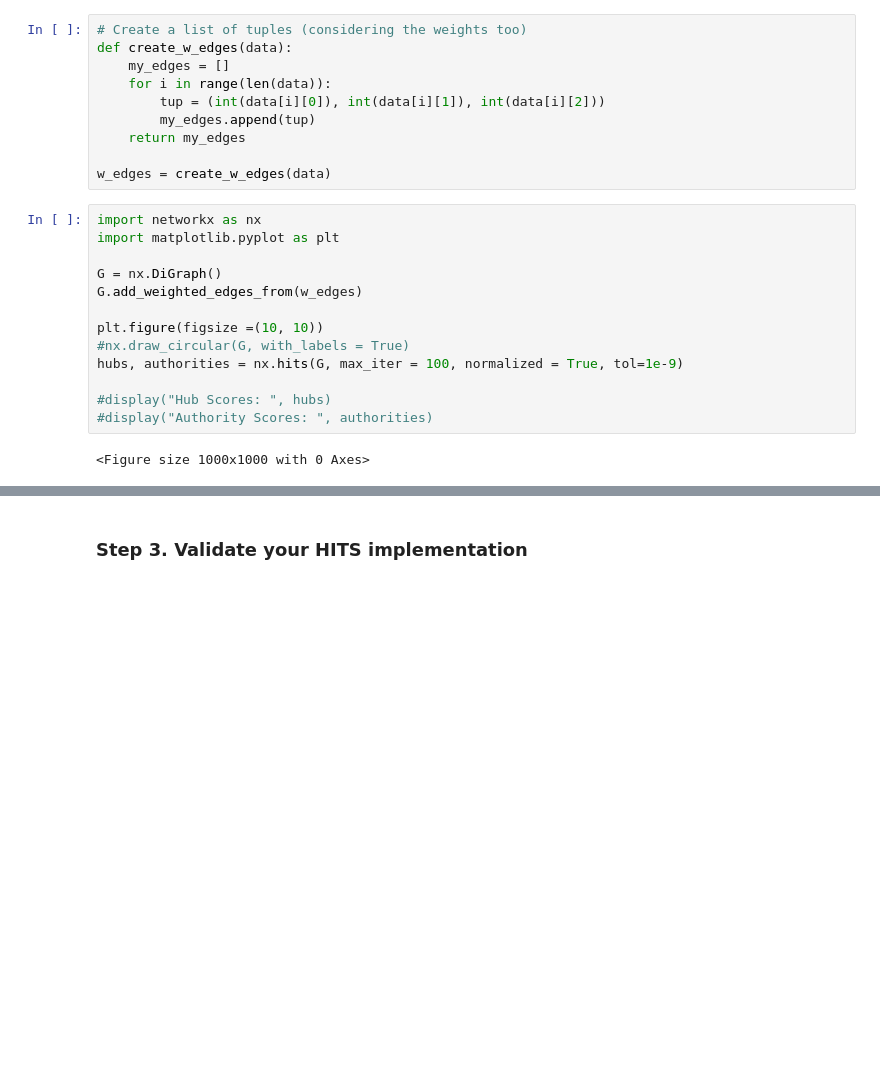
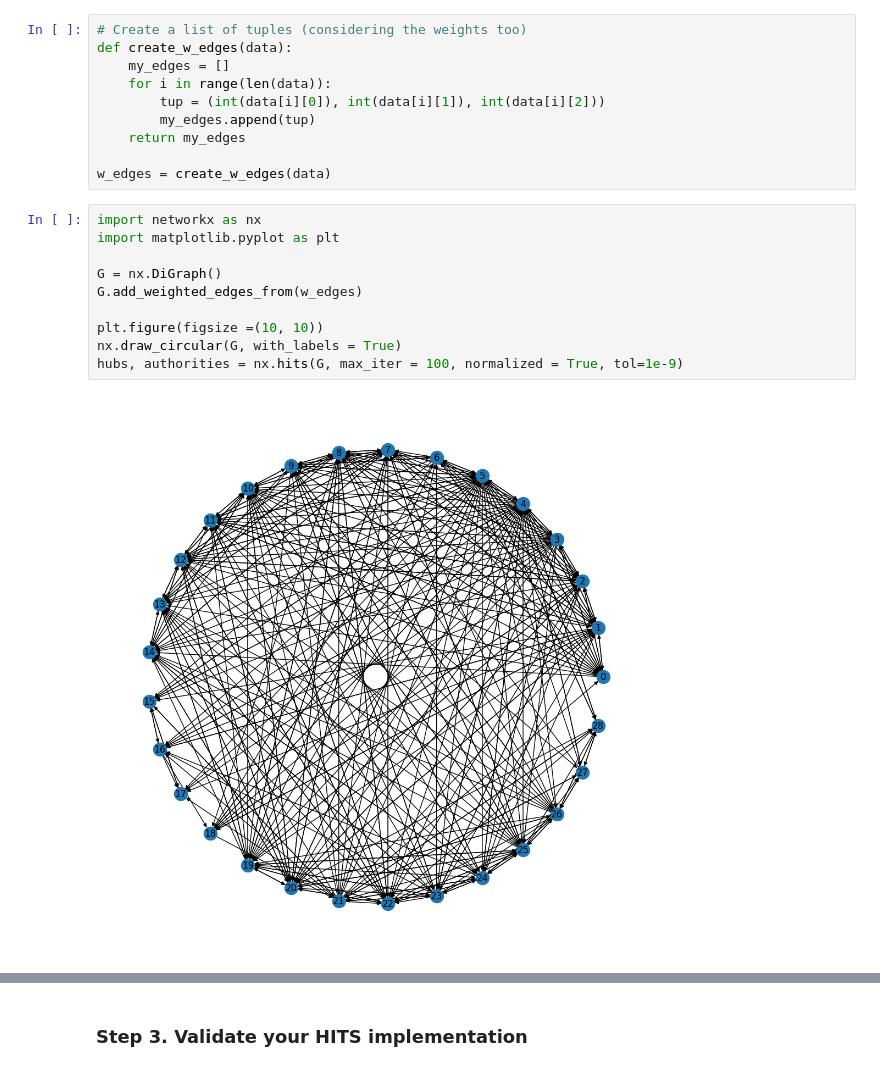
Before and after one commit to BiancaBenelli/Mining_massive_datasets, a Jupyter notebook: hubs_and_authorities/Session 4. Tutorial on HITS.ipynb, the cells around one changed output, grey strips where cells are left out. Saved outputs shown, nothing was run; the diff lists cells and outputs as text; blank space fills up the shorter version.

```diff
--- a/hubs_and_authorities/Session 4. Tutorial on HITS.ipynb
+++ b/hubs_and_authorities/Session 4. Tutorial on HITS.ipynb
@@ -207,17 +212,14 @@ w_edges = create_w_edges(data)
 # %%
 import networkx as nx
 import matplotlib.pyplot as plt
 
 G = nx.DiGraph()
 G.add_weighted_edges_from(w_edges)
 
 plt.figure(figsize =(10, 10))
-#nx.draw_circular(G, with_labels = True)
+nx.draw_circular(G, with_labels = True)
 hubs, authorities = nx.hits(G, max_iter = 100, normalized = True, tol=1e-9)
-
-#display("Hub Scores: ", hubs)
-#display("Authority Scores: ", authorities)
 # %% [output]
-<Figure size 1000x1000 with 0 Axes>
+[figure, added]
 # %%
 import operator
```
Also changed, not shown: parts of 15 cells of this notebook, 2 other files.
